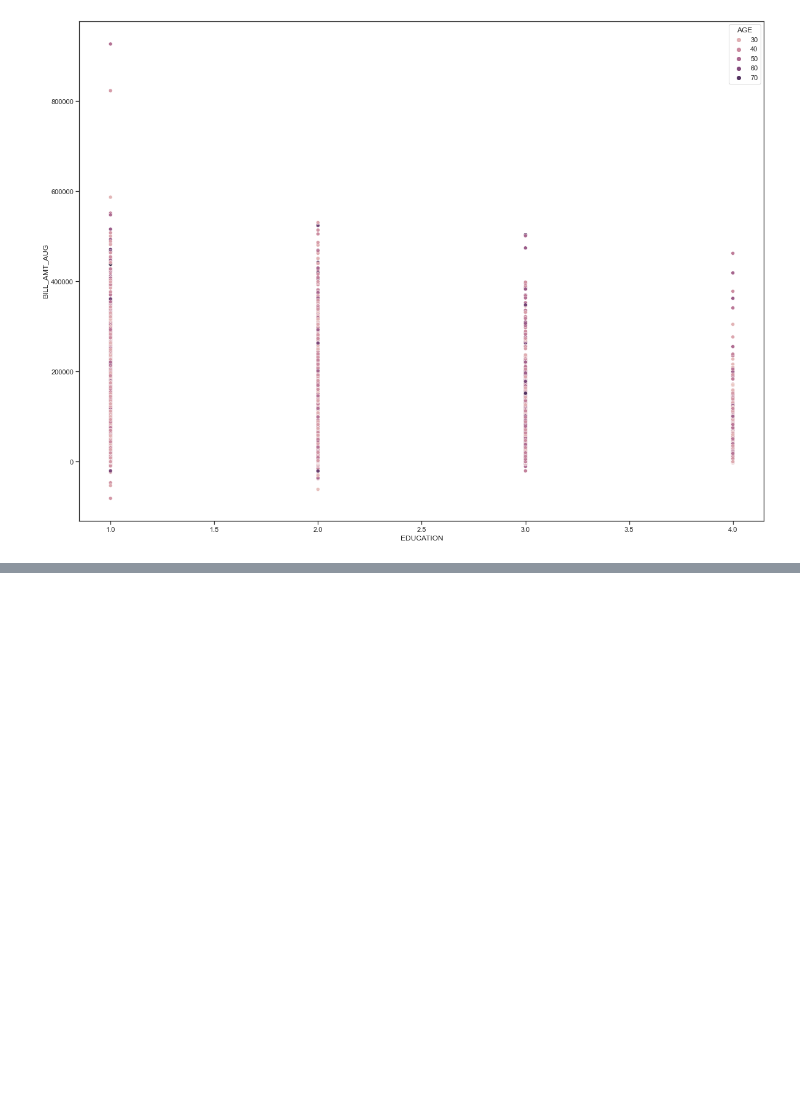
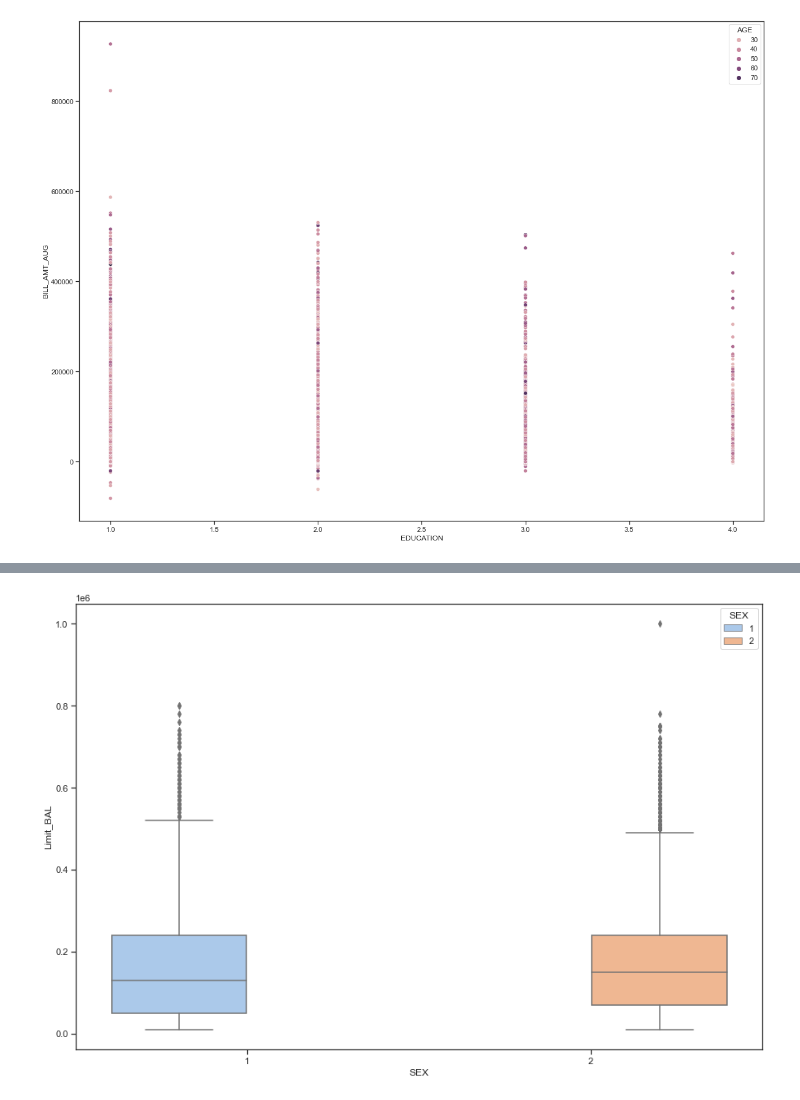
Before and after one commit to AmrDhaliwal/Analysis_of_Taiwan_Credit_Card_Data, a Jupyter notebook: analysis/EDA.ipynb, the cells around one changed output, grey strips where cells are left out. Saved outputs shown, nothing was run; the diff lists cells and outputs as text; code cells hidden in the pictures; blank space fills up the shorter version.

```diff
--- a/analysis/EDA.ipynb
+++ b/analysis/EDA.ipynb
@@ -185,0 +200,7 @@ sns.scatterplot(data=df1, x="EDUCATION", y="BILL_AMT_AUG", hue='AGE')
+# %%
+# A boxplot distribution to show AGE vs credit card limit
+plt.figure(figsize = (15,10))
+sns.boxplot(x='SEX', y='Limit_BAL', hue='SEX',data=df,showfliers=True)
+plt.show()
+# %% [output]
+[figure, added]
```
Also changed, not shown: parts of 15 cells of this notebook, 5 other files.
